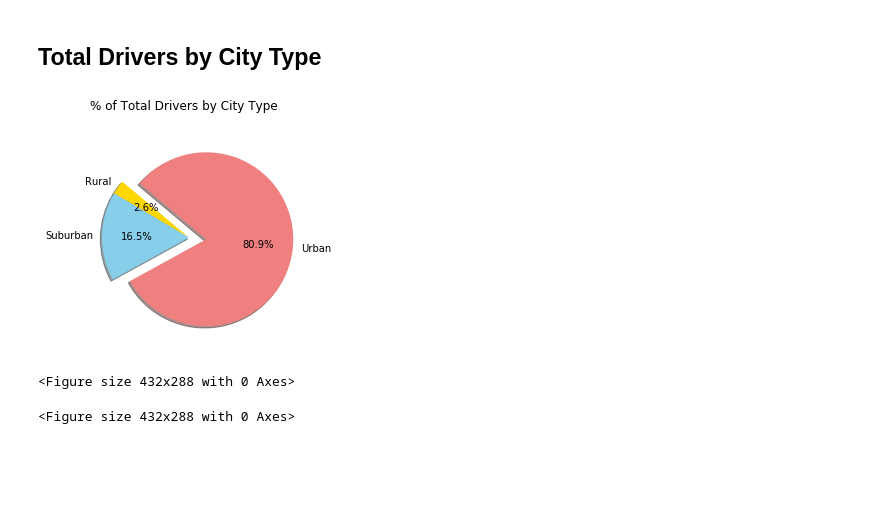
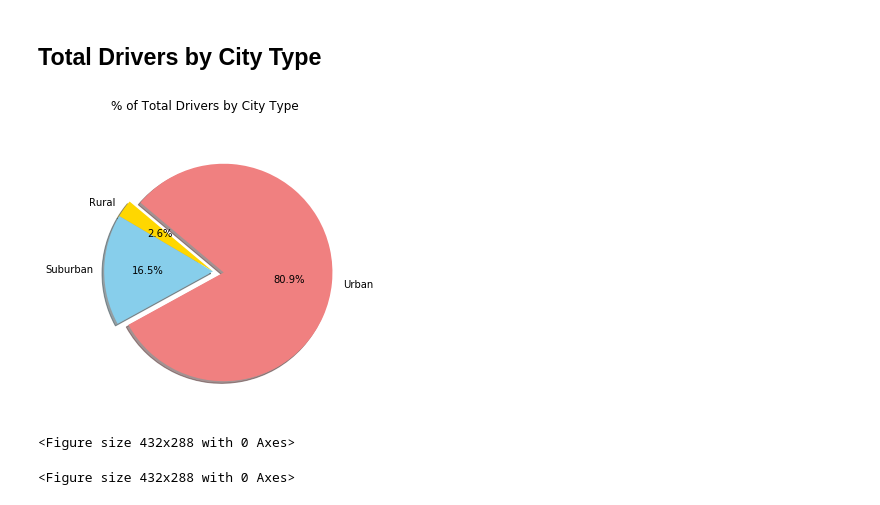
Before and after one commit to nusharama/Homework, a Jupyter notebook: Matplotlib/Pyberhomework.ipynb, the cells around one changed output. Cells and saved outputs as stored; diff of their text form; code cells hidden in the pictures; blank space fills up the shorter version.

```diff
--- a/Matplotlib/Pyberhomework.ipynb
+++ b/Matplotlib/Pyberhomework.ipynb
@@ -140,35 +151,36 @@ plt.show()
 driver_sum = city_df.groupby('type').sum()['driver_count']
 labels = driver_sum.index
 # Build Pie Charts
 # colors = [city_color[n] for n in labels]
 colors = ["gold", "skyblue", "lightcoral"]
-explode = [0 ,0, .2]
+explode = [0 ,0, .1]
+plt.figure(figsize=(9,5))
 plt.pie(driver_sum, explode=explode, labels=labels, colors=colors,
         autopct="%1.1f%%", shadow=True, startangle=140)
 # Save Figure
 plt.suptitle('% of Total Drivers by City Type')
 
 # # Create a PieChart object of size 360 x 300 pixels
 
 # c = PieChart(500, 400)
 
 # # # # Set the center of the pie at (180, 140) and the radius to 100 pixels
 # c.setPieSize(180, 140, 100)
 # # plt.pie = plt.figure()
 # # ax = plt.pie.add_subplot(111, projection='3d')
 # # ax.view_init(30, 185)
 
 # # Draw the pie in 3D
 # c.set3D()
 # PieChart.view_init(200, 100)
 # # Attaching 3D axis to the figure
 
 # # plt.pie = plt.figure()
 # # ax = p3.Axes3D(plt.pie)
 plt.show()
 plt.tight_layout()
 # %% [output]
-[figure, old version]
+[figure, new version]
 <Figure size 432x288 with 0 Axes>
 # %%
 # Save the plot and display it
```
Also changed, not shown: parts of 6 cells of this notebook, 5 other files.
